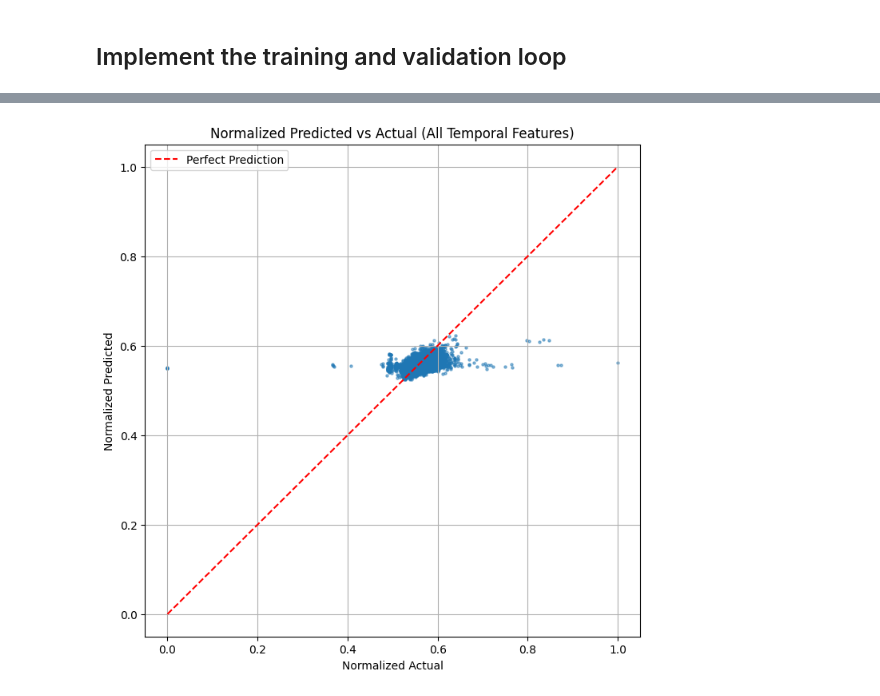
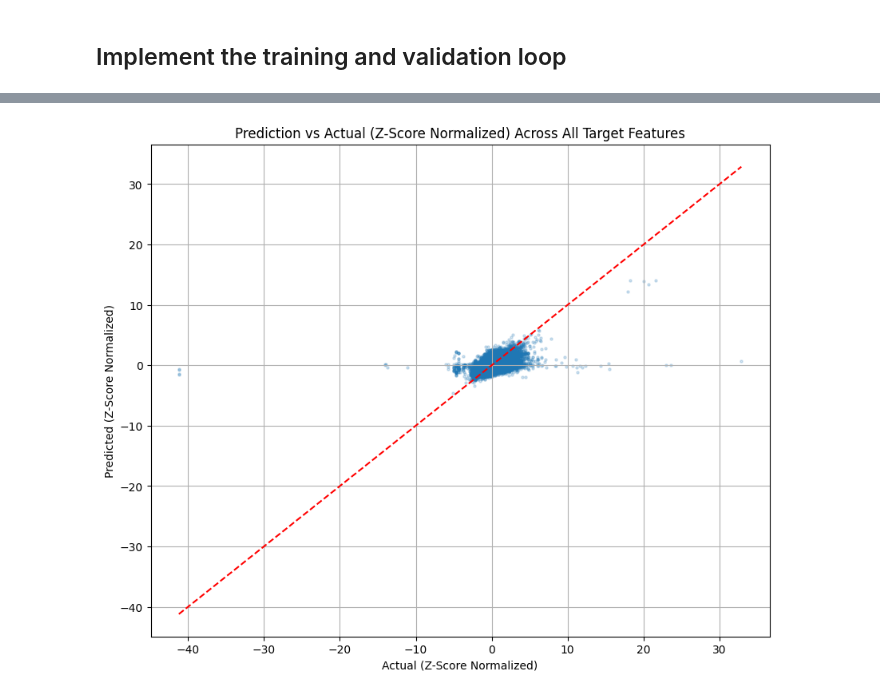
Before and after one commit to saahilsanganeriya/GraphML-imts, a Jupyter notebook: src/models/GRU_D.ipynb, the cells around one changed output, grey strips where cells are left out. Drawn from its saved outputs; the diff is of its cells as text; code cells hidden in the pictures.

```diff
--- a/src/models/GRU_D.ipynb
+++ b/src/models/GRU_D.ipynb
@@ -680,40 +663,34 @@ with torch.no_grad():
 preds = torch.cat(all_preds)
 tgts = torch.cat(all_tgts)
 masks = torch.cat(all_masks)
-
-# Flatten the batch and sequence length for easier plotting
-preds_flat = preds.view(-1)
-tgts_flat = tgts.view(-1)
-masks_flat = masks.view(-1)
-
-# Filter out padded values using the mask
-preds_observed = preds_flat[masks_flat.bool()]
-tgts_observed = tgts_flat[masks_flat.bool()]
-
-# Normalize the observed data
-# Calculate min and max across all observed temporal features
-min_val = min(tgts_observed.min(), preds_observed.min())
-max_val = max(tgts_observed.max(), preds_observed.max())
-
-# Normalize
-if max_val - min_val > 1e-8: # Avoid division by zero
-    preds_normalized = (preds_observed - min_val) / (max_val - min_val)
-    tgts_normalized = (tgts_observed - min_val) / (max_val - min_val)
-else:
-    # If all values are the same, normalized values are all 0 or 1
-    preds_normalized = torch.zeros_like(preds_observed)
-    tgts_normalized = torch.zeros_like(tgts_observed)
-
-
-plt.figure(figsize=(8, 8))
-plt.scatter(tgts_normalized.numpy(), preds_normalized.numpy(), alpha=0.5, s=5)
-plt.xlabel('Normalized Actual')
-plt.ylabel('Normalized Predicted')
-plt.title('Normalized Predicted vs Actual (All Temporal Features)')
-# Add a line for perfect prediction
-plt.plot([0, 1], [0, 1], 'r--', label='Perfect Prediction')
-plt.legend()
-plt.grid(True)
-plt.show()
-# %% [output]
-[figure, removed]
+# %%
+preds_flat = preds.view(-1, preds.size(2))
+tgts_flat = tgts.view(-1, tgts.size(2))
+masks_flat = masks.view(-1, masks.size(2))
+
+# Filter out padded values using the mask
+preds_observed = preds_flat[masks_flat.bool()]
+tgts_observed = tgts_flat[masks_flat.bool()]
+
+plt.figure(figsize=(10, 8))
+
+if tgts_observed.numel() > 0: # Only plot if there are observed values
+    # We do not normalize again because the data is already Z-score normalized
+    preds_observed_np = preds_observed.cpu().numpy()
+    tgts_observed_np = tgts_observed.cpu().numpy()
+
+    plt.scatter(tgts_observed_np, preds_observed_np, alpha=0.2, s=5)
+    plt.xlabel('Actual (Z-Score Normalized)')
+    plt.ylabel('Predicted (Z-Score Normalized)')
+    plt.title('Prediction vs Actual (Z-Score Normalized) Across All Target Features')
+    # Add a line for perfect prediction
+    min_val = min(tgts_observed_np.min(), preds_observed_np.min())
+    max_val = max(tgts_observed_np.max(), preds_observed_np.max())
+    plt.plot([min_val, max_val], [min_val, max_val], 'r--')
+    plt.grid(True)
+else:
+    plt.title('No observed values to plot.')
+
+plt.show()
+# %% [output]
+[figure, added]
```
Also changed, not shown: parts of 15 cells of this notebook, 8 other files.
